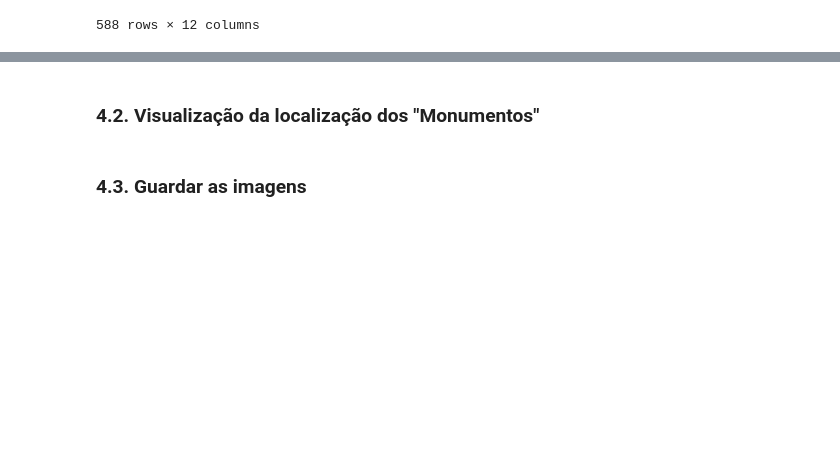
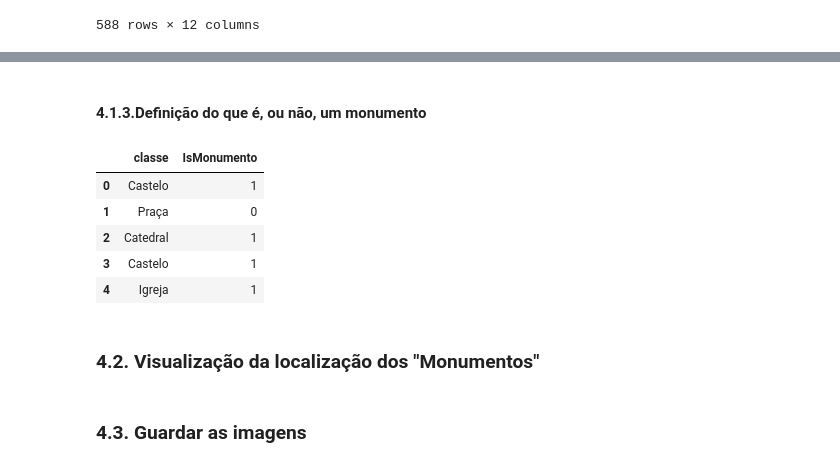
Before and after one commit to GothamAnalytics-7/APVC, a Jupyter notebook: APVC-ProjetoFinal/notebooks/APVC-Parte0.ipynb, the cells around one changed output, grey strips where cells are left out. Cells and saved outputs as stored; diff of their text form; code cells hidden in the pictures; blank space fills up the shorter version.

```diff
--- a/APVC-ProjetoFinal/notebooks/APVC-Parte0.ipynb
+++ b/APVC-ProjetoFinal/notebooks/APVC-Parte0.ipynb
@@ -1176,0 +1299,27 @@ KeyboardInterrupt:
+# %%
+normalizar_classe = {
+    'paço': 'Palácio',
+    'paços': 'Palácio',
+    'palacete': 'Palácio',
+    'sé': 'Catedral',
+    'antas': 'Anta',
+}
+# %%
+# Função de extração de classe
+def extrair_classe(nome):
+    if not isinstance(nome, str) or nome.strip() == "":
+        return "Outro"
+    palavras = nome.strip().lower().split()
+    for palavra in palavras:
+        if palavra not in palavras_ignorar:
+        # Normaliza se estiver no dicionário de sinónimos
+            palavra_normalizada = normalizar_classe.get(palavra, palavra)
+            if palavra_normalizada in palavras_interessantes:
+                return palavra_normalizada.capitalize()
+    return "Outro"
+
+# Aplicar a função
+df_monumentos_final_limposPT['classe'] = df_monumentos_final_limposPT['nome_monumento'].apply(extrair_classe)
+
+# Ver distribuição das classes
+df_monumentos_final_limposPT['classe'].value_counts().sort_index()
@@ -1177,3 +1391,29 @@ KeyboardInterrupt:
+# %% [markdown]
+#### 4.1.3.Definição do que é, ou não, um monumento
+# %%
+# Lista das classes que são consideradas "monumentos" em Portugal
+monumentos = [
+    'Arco', 'Basílica', 'Castelo', 'Catedral', 'Citânia', 'Convento',
+    'Cruzeiro', 'Dólmen', 'Menir', 'Fortaleza', 'Forte', 'Mosteiro',
+    'Palácio', 'Pelourinho', 'Ponte', 'Santuário', 'Torre', 'Túmulo',
+    'Aqueduto', 'Capela', 'Casa', 'Cerca', 'Chafariz', 'Ermida', 'Igreja',
+    'Muralhas', 'Padrão', 'Ruínas'
+]
+
+# Criar a coluna 'IsMonumento' (1 se a classe está na lista, 0 caso contrário)
+df_monumentos_final_limposPT['IsMonumento'] = df_monumentos_final_limposPT['classe'].apply(
+    lambda x: 1 if x in monumentos else 0
+)
+
+# Verificar o resultado
+df_monumentos_final_limposPT[['classe', 'IsMonumento']].head()
+# %% [output]
+|  | classe | IsMonumento |
+| 0 | Castelo | 1 |
+| 1 | Praça | 0 |
+| 2 | Catedral | 1 |
+| 3 | Castelo | 1 |
+| 4 | Igreja | 1 |
 # %% [markdown]
 ### 4.2. Visualização da localização dos "Monumentos"
 # %%
```
Also changed, not shown: parts of 17 cells of this notebook.
